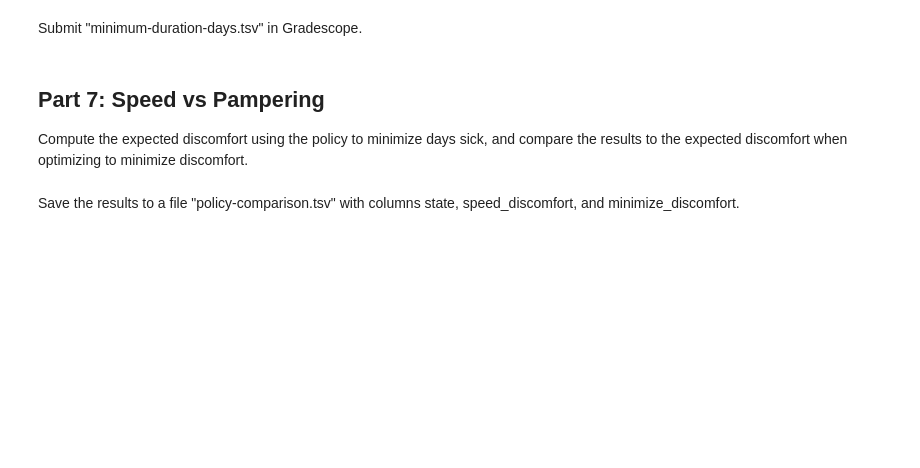
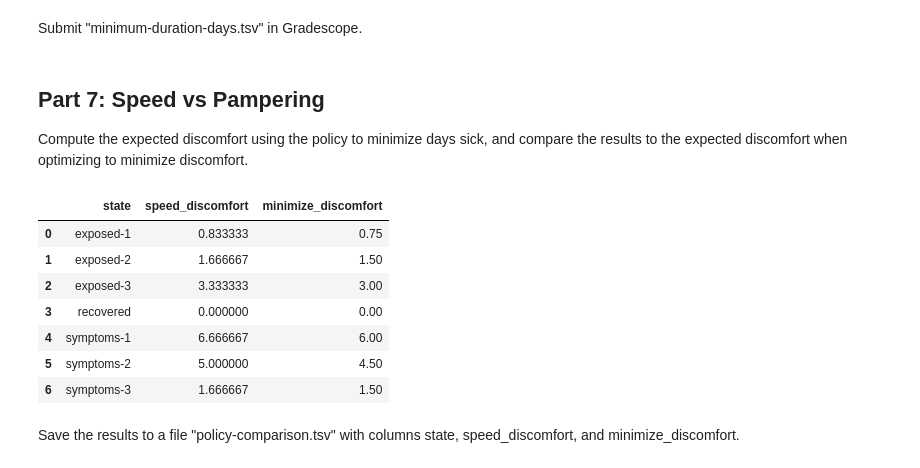
Before and after one commit to bu-aarad/dx704-project-06, a Jupyter notebook: project.ipynb, the cells around one changed output. Saved outputs shown, nothing was run; the diff lists cells and outputs as text; code cells hidden in the pictures; blank space fills up the shorter version.

```diff
--- a/project.ipynb
+++ b/project.ipynb
@@ -401,2 +527,83 @@ Compute the expected discomfort using the policy to minimize days sick, and comp
+# %%
+# YOUR CHANGES HERE
+
+transitions = pd.read_csv("twizzleflu-transitions.tsv", sep="\t")
+rewards_df = pd.read_csv("twizzleflu-rewards.tsv", sep="\t")
+speed_policy_df = pd.read_csv("minimum-duration-actions.tsv", sep="\t")
+
+actions = sorted(transitions["action"].unique())
+states = sorted(set(transitions["state"]).union(transitions["next_state"]).union(rewards_df["state"]))
+state_index = {s: i for i, s in enumerate(states)}
+nS = len(states)
+
+kw = {"recover", "better", "healthy"}
+better_states = [s for s in states if any(k in s.lower() for k in kw)]
+absorbing_idx = {state_index[s] for s in better_states}
+
+# P and c
+P = {a: np.zeros((nS, nS)) for a in actions}
+for a in actions:
+    sub = transitions[transitions["action"] == a]
+    for _, row in sub.iterrows():
+        P[a][state_index[row["state"]], state_index[row["next_state"]]] += float(row["probability"])
+
+c = {a: np.zeros(nS) for a in actions}
+for _, row in rewards_df.iterrows():
+    c[row["action"]][state_index[row["state"]]] = float(-row["reward"])
+for a in actions:
+    for i in absorbing_idx:
+        c[a][i] = 0.0
+
+# Speed policy eval
+speed_policy = dict(zip(speed_policy_df["state"], speed_policy_df["action"]))
+P_pi = np.zeros((nS, nS)); c_pi = np.zeros(nS)
+for s in states:
+    i = state_index[s]
+    a = speed_policy[s]
+    P_pi[i, :] = P[a][i, :]
+    c_pi[i] = c[a][i]
+
+transient_states = [s for s in states if state_index[s] not in absorbing_idx]
+idx_T = [state_index[s] for s in transient_states]
+speed_V = np.zeros(nS)
+if idx_T:
+    Q = P_pi[np.ix_(idx_T, idx_T)]
+    A = np.eye(Q.shape[0]) - Q
+    b = c_pi[idx_T]
+    try:
+        v_T = np.linalg.solve(A, b)
+    except np.linalg.LinAlgError:
+        v_T, *_ = np.linalg.lstsq(A, b, rcond=None)
+    for k, s in enumerate(transient_states):
+        speed_V[state_index[s]] = v_T[k]
+
+# Optimal discomfort (value iteration)
+opt_V = np.zeros(nS)
+max_iters = 10000; tol = 1e-12
+for _ in range(max_iters):
+    prev = opt_V.copy()
+    stacked = np.vstack([c[a] + P[a] @ prev for a in actions])
+    opt_V = stacked.min(axis=0)
+    if absorbing_idx:
+        for i in absorbing_idx:
+            opt_V[i] = 0.0
+    if np.max(np.abs(opt_V - prev)) < tol:
+        break
+
+policy_comparison_df = pd.DataFrame({
+    "state": states,
+    "speed_discomfort": speed_V,
+    "minimize_discomfort": opt_V
+})
+policy_comparison_df
+# %% [output]
+|  | state | speed_discomfort | minimize_discomfort |
+| 0 | exposed-1 | 0.833333 | 0.75 |
+| 1 | exposed-2 | 1.666667 | 1.50 |
+| 2 | exposed-3 | 3.333333 | 3.00 |
+| 3 | recovered | 0.000000 | 0.00 |
+| 4 | symptoms-1 | 6.666667 | 6.00 |
+| 5 | symptoms-2 | 5.000000 | 4.50 |
+| 6 | symptoms-3 | 1.666667 | 1.50 |
 # %% [markdown]
 Save the results to a file "policy-comparison.tsv" with columns state, speed_discomfort, and minimize_discomfort.
```
Also changed, not shown: parts of 8 cells of this notebook, 2 other files.
